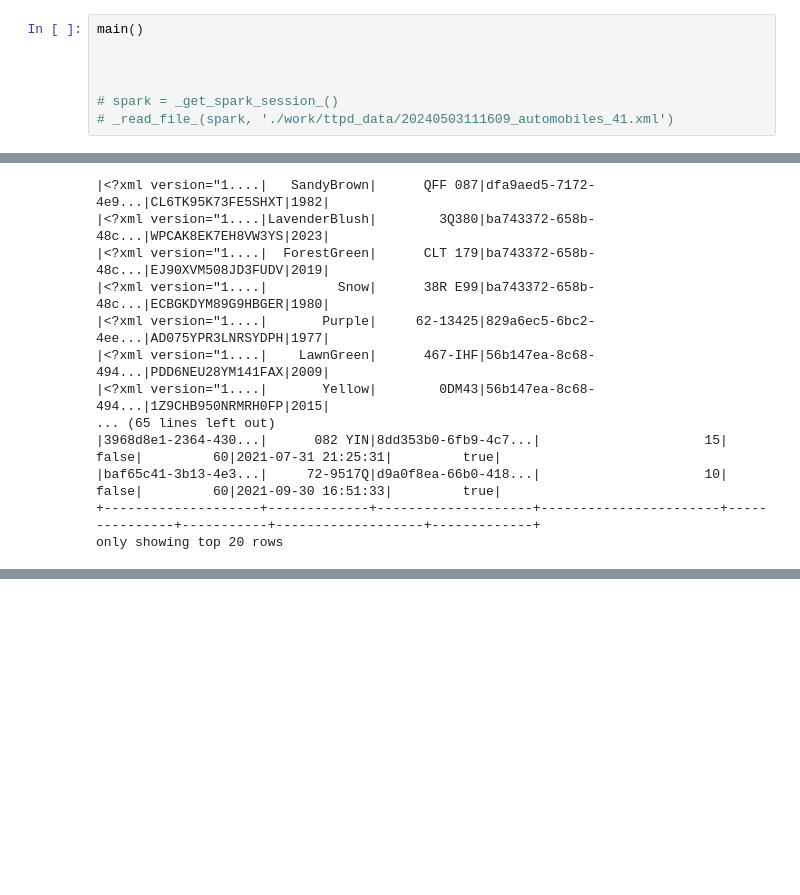
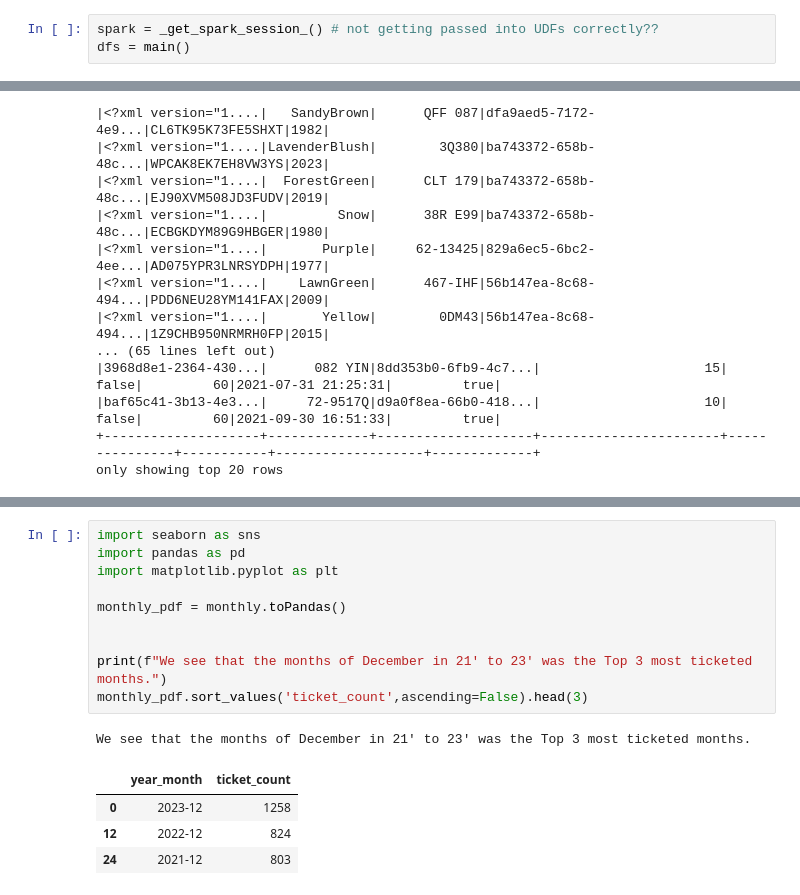
Before and after one commit to patrickgagnon/public_repo, a Jupyter notebook: DN-Test-Assignment.ipynb, the cells around one changed output, grey strips where cells are left out. Drawn from its saved outputs; the diff is of its cells as text; blank space fills up the shorter version.

```diff
--- a/DN-Test-Assignment.ipynb
+++ b/DN-Test-Assignment.ipynb
@@ -148,10 +146,6 @@ def main():
 # %%
-main()
-
-
-
-# spark = _get_spark_session_()
-# _read_file_(spark, './work/ttpd_data/20240503111609_automobiles_41.xml')
+spark = _get_spark_session_() # not getting passed into UDFs correctly??
+dfs = main()
 # %% [output]
 Spark Session Initialized...
 Combined DataFrame for automobiles:
@@ -172,0 +291,16 @@ only showing top 20 rows
+# %%
+import seaborn as sns
+import pandas as pd
+import matplotlib.pyplot as plt
+
+monthly_pdf = monthly.toPandas()
+
+
+print(f"We see that the months of December in 21' to 23' was the Top 3 most ticketed months.")
+monthly_pdf.sort_values('ticket_count',ascending=False).head(3)
+# %% [output]
+We see that the months of December in 21' to 23' was the Top 3 most ticketed months.
+|  | year_month | ticket_count |
+| 0 | 2023-12 | 1258 |
+| 12 | 2022-12 | 824 |
+| 24 | 2021-12 | 803 |
```
Also changed, not shown: parts of 28 cells of this notebook.
